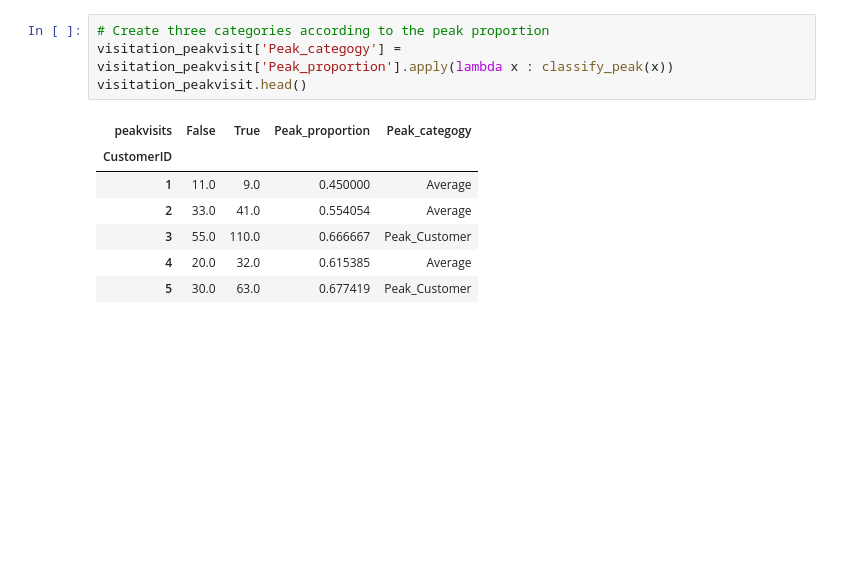
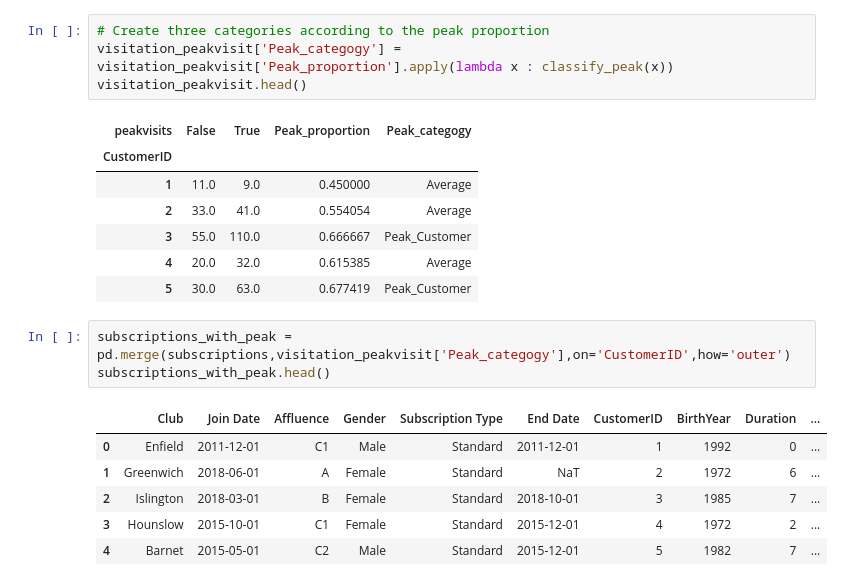
Before and after one commit to Lanottez/IC_BA_2020_BIA_A3, a Jupyter notebook: explore_data.ipynb, the cells around one changed output. Drawn from its saved outputs; the diff is of its cells as text; blank space fills up the shorter version.

Commit message:
classified all the customers into three groups based on their preference of time period

```diff
--- a/explore_data.ipynb
+++ b/explore_data.ipynb
@@ -184,3 +178,13 @@ visitation_peakvisit.head()
 | 3 | 55.0 | 110.0 | 0.666667 | Peak_Customer |
 | 4 | 20.0 | 32.0 | 0.615385 | Average |
 | 5 | 30.0 | 63.0 | 0.677419 | Peak_Customer |
+# %%
+subscriptions_with_peak = pd.merge(subscriptions,visitation_peakvisit['Peak_categogy'],on='CustomerID',how='outer')
+subscriptions_with_peak.head()
+# %% [output]
+|  | Club | Join Date | Affluence | Gender | Subscription Type | End Date | CustomerID | BirthYear | Duration | ... |
+| 0 | Enfield | 2011-12-01 | C1 | Male | Standard | 2011-12-01 | 1 | 1992 | 0 | ... |
+| 1 | Greenwich | 2018-06-01 | A | Female | Standard | NaT | 2 | 1972 | 6 | ... |
+| 2 | Islington | 2018-03-01 | B | Female | Standard | 2018-10-01 | 3 | 1985 | 7 | ... |
+| 3 | Hounslow | 2015-10-01 | C1 | Female | Standard | 2015-12-01 | 4 | 1972 | 2 | ... |
+| 4 | Barnet | 2015-05-01 | C2 | Male | Standard | 2015-12-01 | 5 | 1982 | 7 | ... |
```
Also changed, not shown: parts of 1 cell of this notebook.
